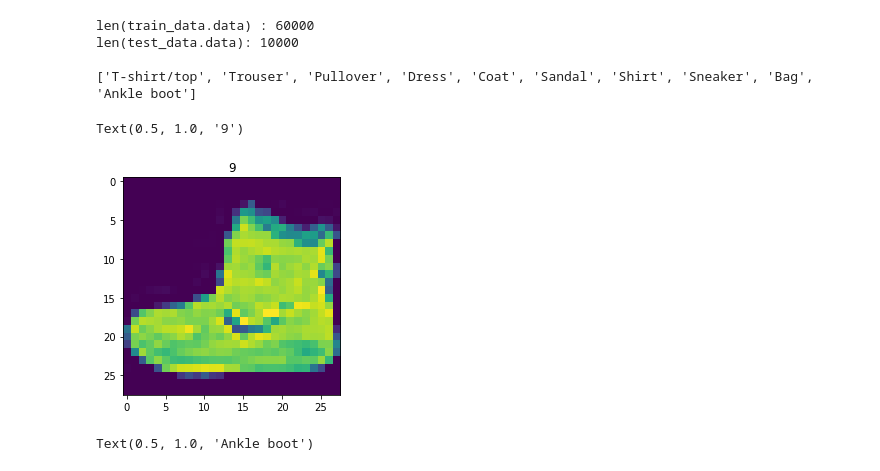
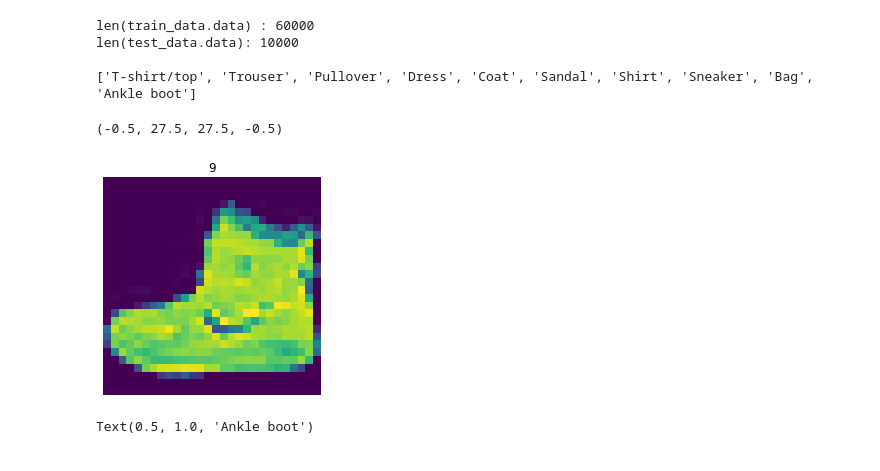
Before and after one commit to mehdihatami1998/iwersGeneral, a Jupyter notebook: pytorch_tutorial/04_pytorch_computer_vision.ipynb, the cells around one changed output. Drawn from its saved outputs; the diff is of its cells as text; code cells hidden in the pictures.

```diff
--- a/pytorch_tutorial/04_pytorch_computer_vision.ipynb
+++ b/pytorch_tutorial/04_pytorch_computer_vision.ipynb
@@ -70,11 +70,12 @@ len(test_data.data): 10000
 # %%
 # lets visualize one of these datas
 image, label = train_data[0]
 plt.imshow(image.squeeze())
 plt.title(label)
+plt.axis('off')
 # %% [output]
-Text(0.5, 1.0, '9')
+(-0.5, 27.5, 27.5, -0.5)
-[figure, old version]
+[figure, new version]
 # %%
 plt.imshow(image.squeeze(dim=0), cmap="gray")
 plt.title(class_names[label])
```
Also changed, not shown: parts of 5 cells of this notebook.
